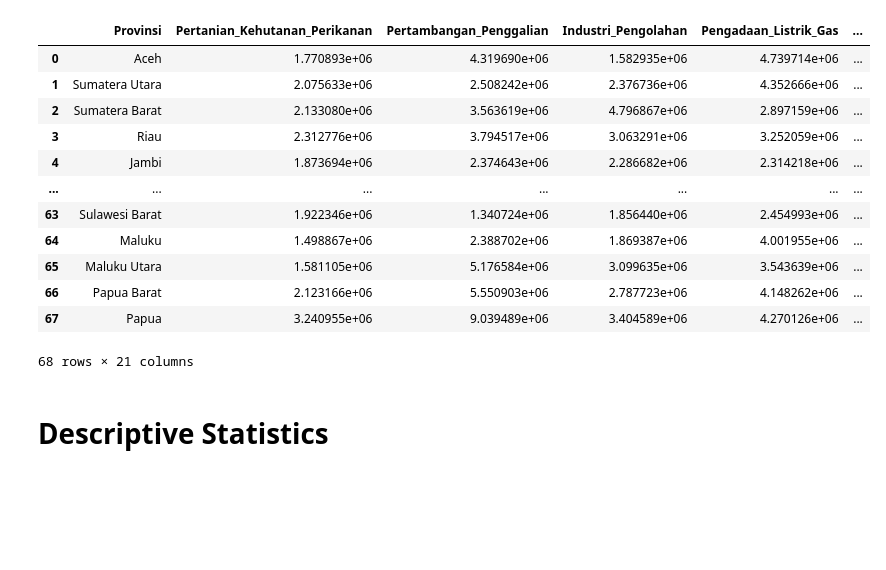
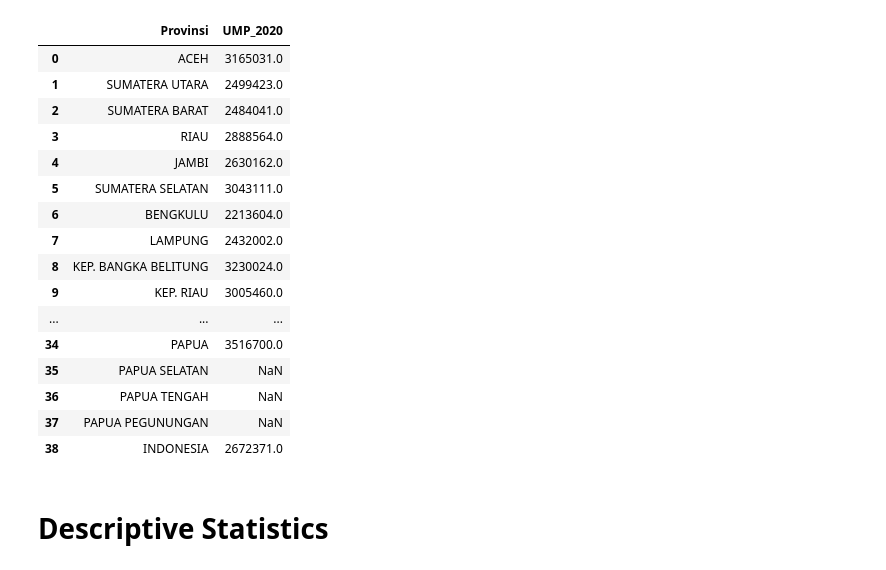
Before and after one commit to adinramaadin/Python_Project-3_Minimum-Wage, a Jupyter notebook: Main_Code_Project/1_EDA.ipynb, the cells around one changed output. Drawn from its saved outputs; the diff is of its cells as text; code cells hidden in the pictures; blank space fills up the shorter version.

```diff
--- a/Main_Code_Project/1_EDA.ipynb
+++ b/Main_Code_Project/1_EDA.ipynb
@@ -14,19 +16,24 @@ minimum_wage_global_interest = pd.read_excel(r'C:\Users\adinr\Documents\Python_P
 # %%
 gaji_bersih
+upah_minimum_regional_indonesia
 # %% [output]
-|  | Provinsi | Pertanian_Kehutanan_Perikanan | Pertambangan_Penggalian | Industri_Pengolahan | Pengadaan_Listrik_Gas | ... |
-| 0 | Aceh | 1.770893e+06 | 4.319690e+06 | 1.582935e+06 | 4.739714e+06 | ... |
-| 1 | Sumatera Utara | 2.075633e+06 | 2.508242e+06 | 2.376736e+06 | 4.352666e+06 | ... |
-| 2 | Sumatera Barat | 2.133080e+06 | 3.563619e+06 | 4.796867e+06 | 2.897159e+06 | ... |
-| 3 | Riau | 2.312776e+06 | 3.794517e+06 | 3.063291e+06 | 3.252059e+06 | ... |
-| 4 | Jambi | 1.873694e+06 | 2.374643e+06 | 2.286682e+06 | 2.314218e+06 | ... |
-| ... | ... | ... | ... | ... | ... | ... |
-| 63 | Sulawesi Barat | 1.922346e+06 | 1.340724e+06 | 1.856440e+06 | 2.454993e+06 | ... |
-| 64 | Maluku | 1.498867e+06 | 2.388702e+06 | 1.869387e+06 | 4.001955e+06 | ... |
-| 65 | Maluku Utara | 1.581105e+06 | 5.176584e+06 | 3.099635e+06 | 3.543639e+06 | ... |
-| 66 | Papua Barat | 2.123166e+06 | 5.550903e+06 | 2.787723e+06 | 4.148262e+06 | ... |
-| 67 | Papua | 3.240955e+06 | 9.039489e+06 | 3.404589e+06 | 4.270126e+06 | ... |
+|  | Provinsi | UMP_2020 |
+| 0 | ACEH | 3165031.0 |
+| 1 | SUMATERA UTARA | 2499423.0 |
+| 2 | SUMATERA BARAT | 2484041.0 |
+| 3 | RIAU | 2888564.0 |
+| 4 | JAMBI | 2630162.0 |
+| 5 | SUMATERA SELATAN | 3043111.0 |
+| 6 | BENGKULU | 2213604.0 |
+| 7 | LAMPUNG | 2432002.0 |
+| 8 | KEP. BANGKA BELITUNG | 3230024.0 |
+| 9 | KEP. RIAU | 3005460.0 |
+| ... | ... | ... |
+| 34 | PAPUA | 3516700.0 |
+| 35 | PAPUA SELATAN | NaN |
+| 36 | PAPUA TENGAH | NaN |
+| 37 | PAPUA PEGUNUNGAN | NaN |
+| 38 | INDONESIA | 2672371.0 |
-68 rows × 21 columns
 # %% [markdown]
 # Descriptive Statistics
 # %%
```
Also changed, not shown: parts of 13 cells of this notebook, 1 other file.
